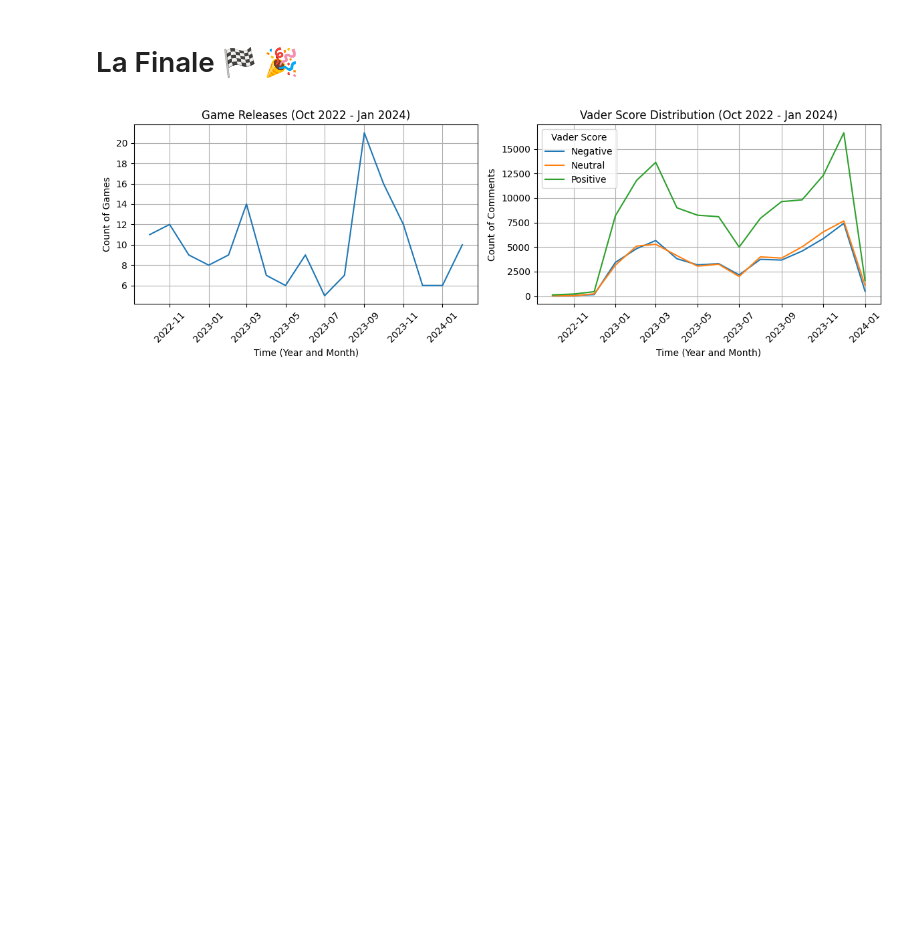
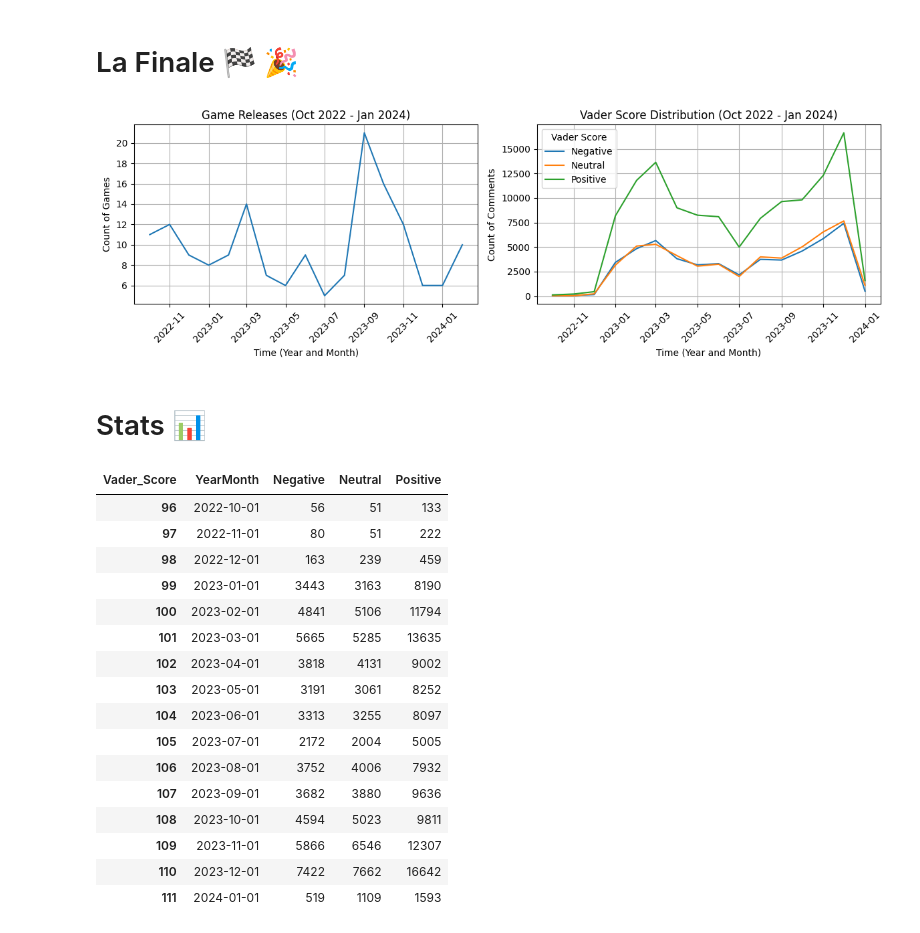
Before and after one commit to rsm-jeg031/Hackathon-2023-Team-3dPy, a Jupyter notebook: Visualizations/Visualizations.ipynb, the cells around one changed output. Saved outputs shown, nothing was run; the diff lists cells and outputs as text; code cells hidden in the pictures; blank space fills up the shorter version.

```diff
--- a/Visualizations/Visualizations.ipynb
+++ b/Visualizations/Visualizations.ipynb
@@ -152,3 +152,25 @@ plt.tight_layout()
 plt.show()
 # %% [output]
 [figure]
+# %% [markdown]
+# Stats 📊
+# %%
+filtered_data
+# %% [output]
+| Vader_Score | YearMonth | Negative | Neutral | Positive |
+| 96 | 2022-10-01 | 56 | 51 | 133 |
+| 97 | 2022-11-01 | 80 | 51 | 222 |
+| 98 | 2022-12-01 | 163 | 239 | 459 |
+| 99 | 2023-01-01 | 3443 | 3163 | 8190 |
+| 100 | 2023-02-01 | 4841 | 5106 | 11794 |
+| 101 | 2023-03-01 | 5665 | 5285 | 13635 |
+| 102 | 2023-04-01 | 3818 | 4131 | 9002 |
+| 103 | 2023-05-01 | 3191 | 3061 | 8252 |
+| 104 | 2023-06-01 | 3313 | 3255 | 8097 |
+| 105 | 2023-07-01 | 2172 | 2004 | 5005 |
+| 106 | 2023-08-01 | 3752 | 4006 | 7932 |
+| 107 | 2023-09-01 | 3682 | 3880 | 9636 |
+| 108 | 2023-10-01 | 4594 | 5023 | 9811 |
+| 109 | 2023-11-01 | 5866 | 6546 | 12307 |
+| 110 | 2023-12-01 | 7422 | 7662 | 16642 |
+| 111 | 2024-01-01 | 519 | 1109 | 1593 |
```
Also changed, not shown: parts of 5 cells of this notebook.
